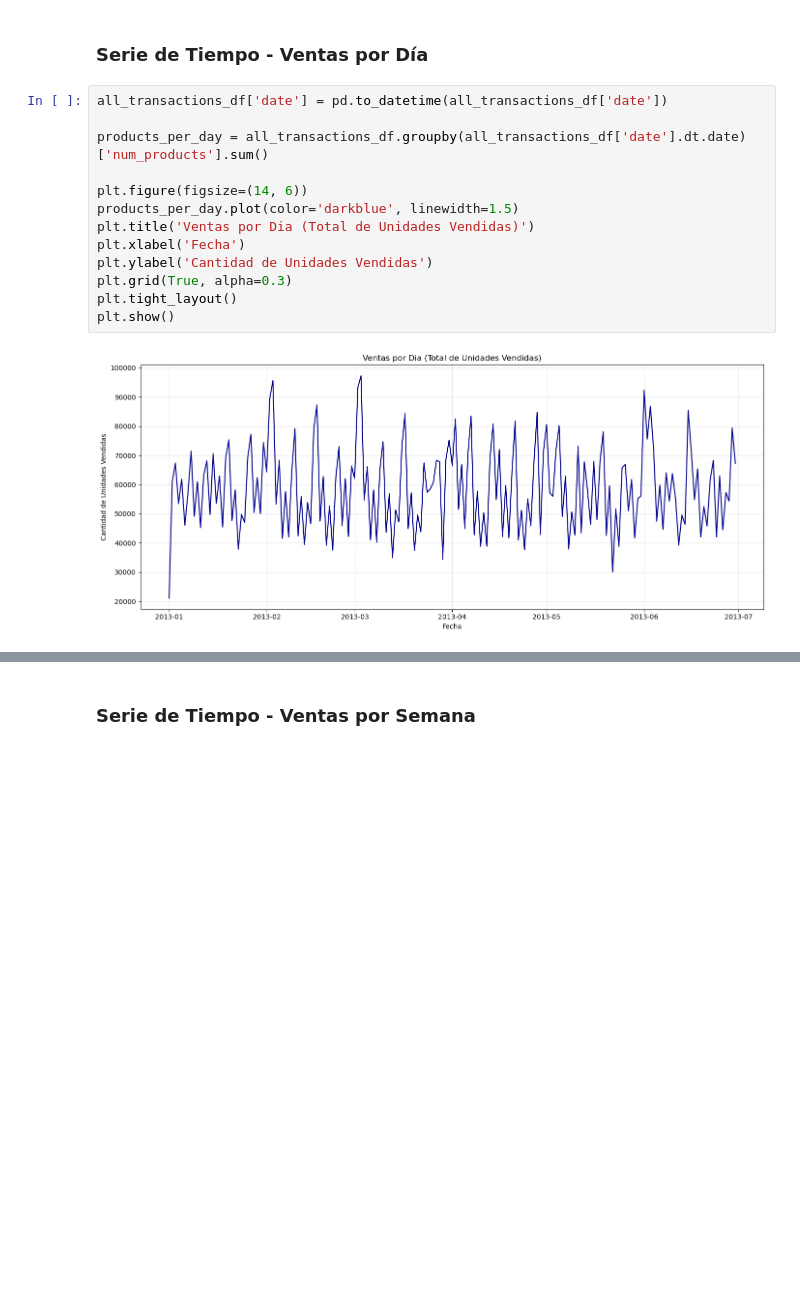
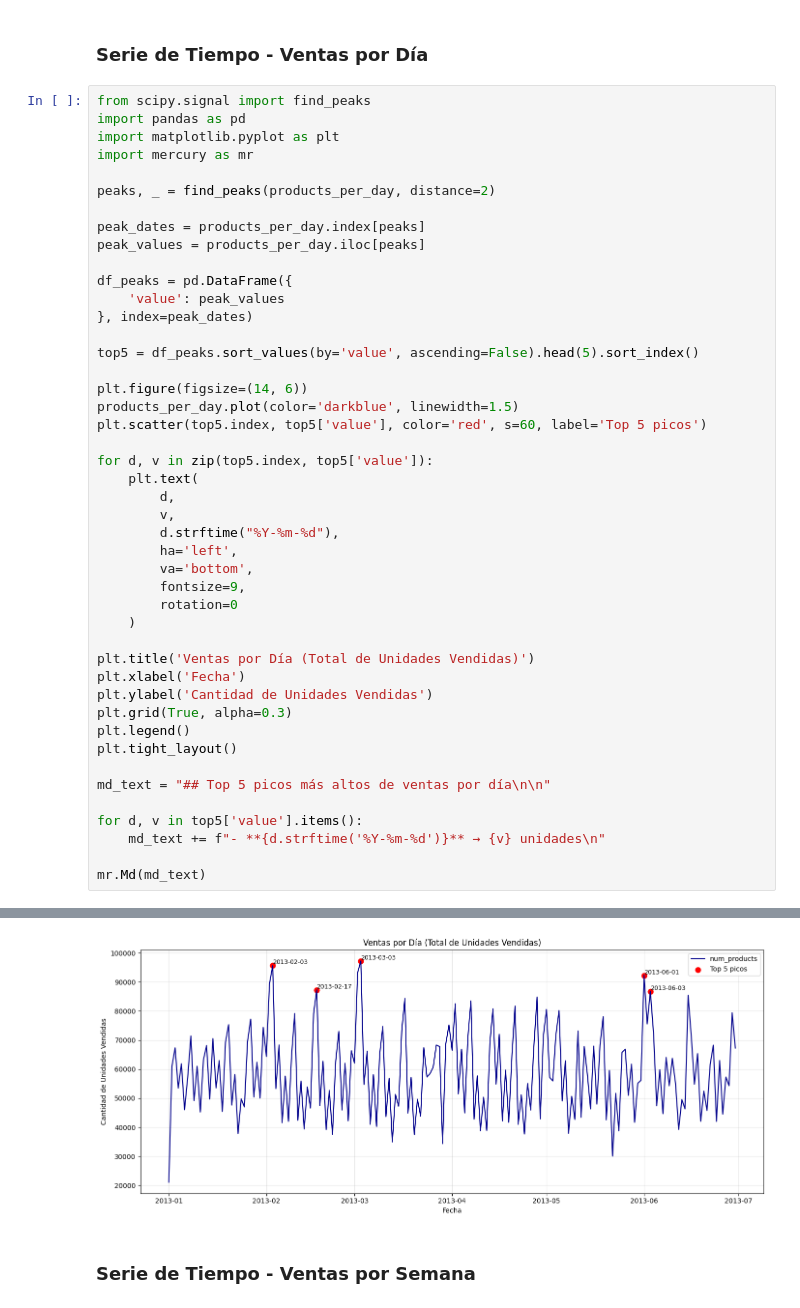
Before and after one commit to BrianMatasca/proyecto-final-distribuidos, a Jupyter notebook: taller_dashboard.ipynb, the cells around one changed output, grey strips where cells are left out. Drawn from its saved outputs; the diff is of its cells as text; blank space fills up the shorter version.

```diff
--- a/taller_dashboard.ipynb
+++ b/taller_dashboard.ipynb
@@ -139,18 +566,49 @@ mr.Md("## 📈 Visualizaciones Analíticas")
 ## 📈 Visualizaciones Analíticas
 # %% [markdown]
 ### Serie de Tiempo - Ventas por Día
-# %%
-all_transactions_df['date'] = pd.to_datetime(all_transactions_df['date'])
-
-products_per_day = all_transactions_df.groupby(all_transactions_df['date'].dt.date)['num_products'].sum()
-
-plt.figure(figsize=(14, 6))
-products_per_day.plot(color='darkblue', linewidth=1.5)
-plt.title('Ventas por Dia (Total de Unidades Vendidas)')
-plt.xlabel('Fecha')
-plt.ylabel('Cantidad de Unidades Vendidas')
-plt.grid(True, alpha=0.3)
-plt.tight_layout()
-plt.show()
-# %% [output]
-[figure, removed]
+# %%
+from scipy.signal import find_peaks
+import pandas as pd
+import matplotlib.pyplot as plt
+import mercury as mr
+
+peaks, _ = find_peaks(products_per_day, distance=2)
+
+peak_dates = products_per_day.index[peaks]
+peak_values = products_per_day.iloc[peaks]
+
+df_peaks = pd.DataFrame({
+    'value': peak_values
+}, index=peak_dates)
+
+top5 = df_peaks.sort_values(by='value', ascending=False).head(5).sort_index()
+
+plt.figure(figsize=(14, 6))
+products_per_day.plot(color='darkblue', linewidth=1.5)
+plt.scatter(top5.index, top5['value'], color='red', s=60, label='Top 5 picos')
+
+for d, v in zip(top5.index, top5['value']):
+    plt.text(
+        d,
+        v,
+        d.strftime("%Y-%m-%d"),
+        ha='left',
+        va='bottom',
+        fontsize=9,
+        rotation=0
+    )
+
+plt.title('Ventas por Día (Total de Unidades Vendidas)')
+plt.xlabel('Fecha')
+plt.ylabel('Cantidad de Unidades Vendidas')
+plt.grid(True, alpha=0.3)
+plt.legend()
+plt.tight_layout()
+
+md_text = "## Top 5 picos más altos de ventas por día\n\n"
+
+for d, v in top5['value'].items():
+    md_text += f"- **{d.strftime('%Y-%m-%d')}** → {v} unidades\n"
+
+mr.Md(md_text)
+# %% [output]
@@ -157,3 +622,4 @@ plt.show()
+[figure, added]
 # %% [markdown]
 ### Serie de Tiempo - Ventas por Semana
 # %%
```
Also changed, not shown: parts of 23 cells of this notebook, 4 other files.
